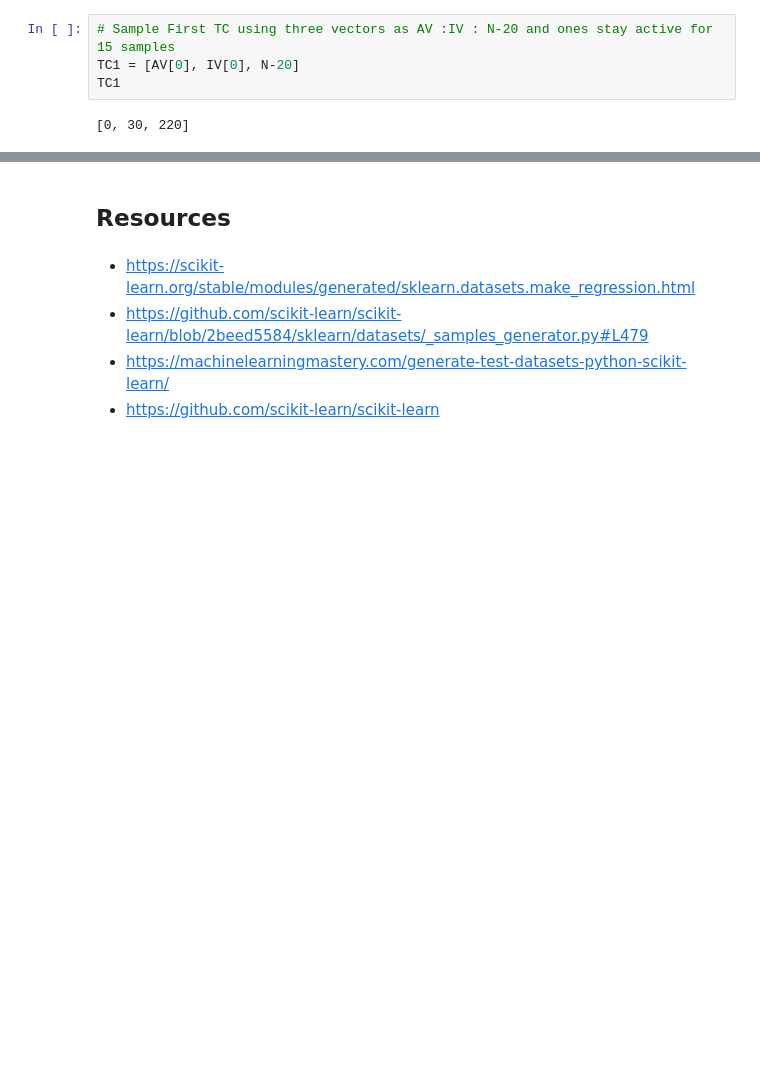
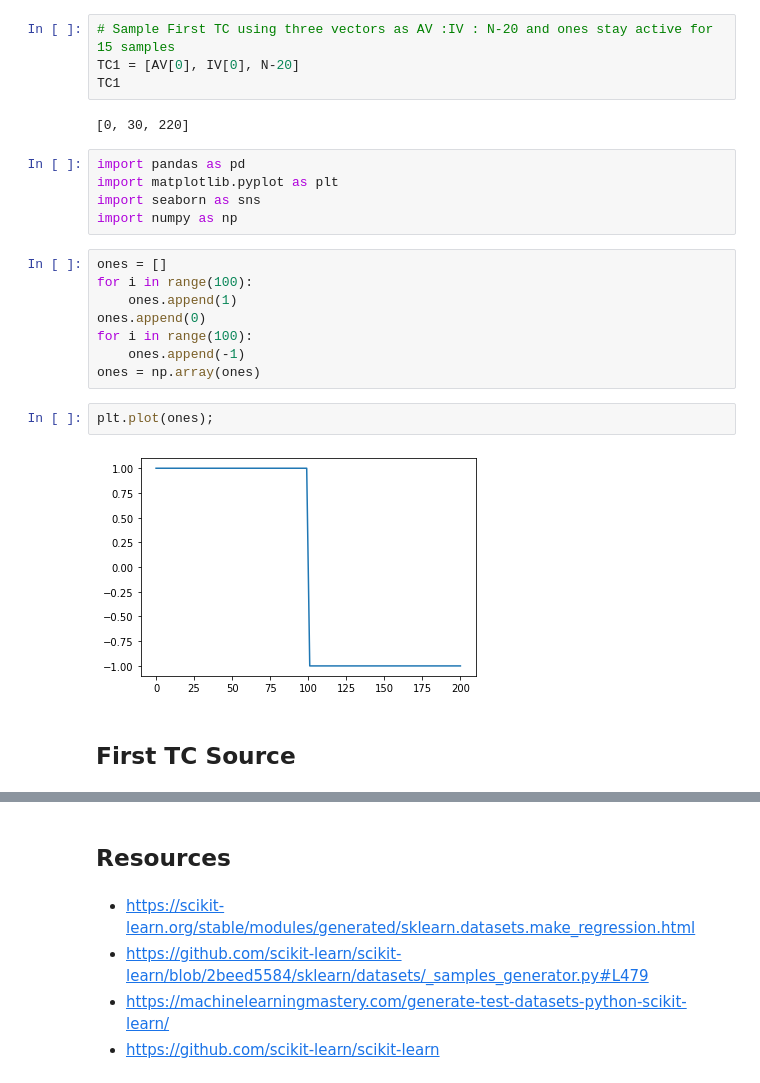
Before and after one commit to HesterLim/Applied-Data-Science-2021-Semester-2-Assignment-1, a Jupyter notebook: dataset-generate.ipynb, the cells around one changed output, grey strips where cells are left out. Drawn from its saved outputs; the diff is of its cells as text; blank space fills up the shorter version.

```diff
--- a/dataset-generate.ipynb
+++ b/dataset-generate.ipynb
@@ -24,3 +24,22 @@ TC1 = [AV[0], IV[0], N-20]
 TC1
 # %% [output]
 [0, 30, 220]
+# %%
+import pandas as pd
+import matplotlib.pyplot as plt
+import seaborn as sns
+import numpy as np
+# %%
+ones = []
+for i in range(100):
+    ones.append(1)
+ones.append(0)
+for i in range(100):
+    ones.append(-1)
+ones = np.array(ones)
+# %%
+plt.plot(ones);
+# %% [output]
+[figure, added]
+# %% [markdown]
+## First TC Source
```
Also changed, not shown: parts of 23 cells of this notebook.
